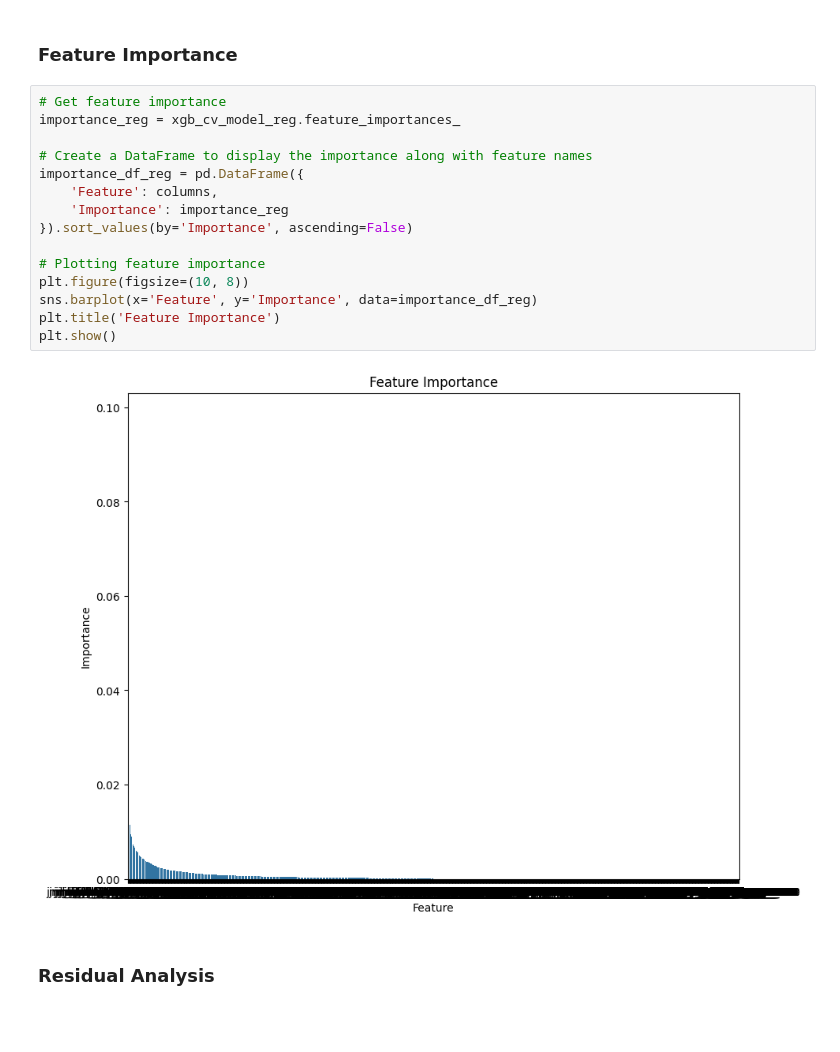
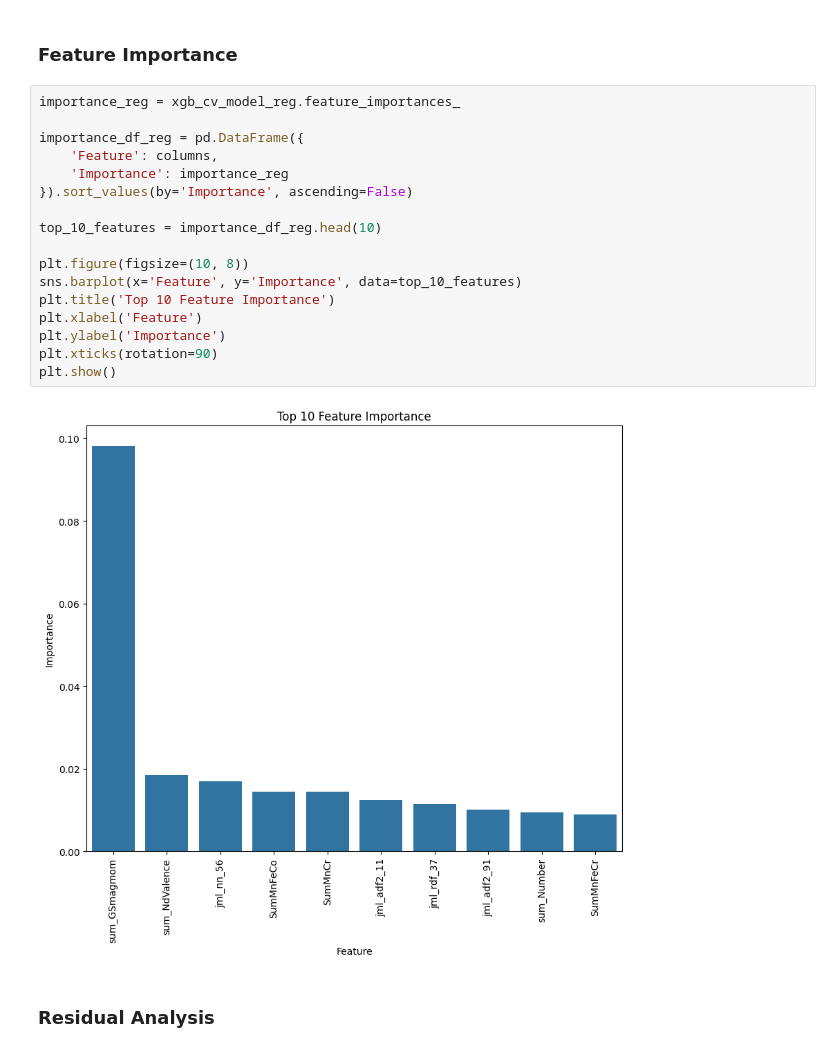
Before and after one commit to andykr1k/ChemML, a Jupyter notebook: Models/XGBoost.ipynb, the cells around one changed output. Drawn from its saved outputs; the diff is of its cells as text; blank space fills up the shorter version.

```diff
--- a/Models/XGBoost.ipynb
+++ b/Models/XGBoost.ipynb
@@ -476,22 +468,24 @@ plt.show()
 # %% [markdown]
 ### Feature Importance
 # %%
-# Get feature importance
 importance_reg = xgb_cv_model_reg.feature_importances_
 
-# Create a DataFrame to display the importance along with feature names
 importance_df_reg = pd.DataFrame({
     'Feature': columns,
     'Importance': importance_reg
 }).sort_values(by='Importance', ascending=False)
 
-# Plotting feature importance
+top_10_features = importance_df_reg.head(10)
+
 plt.figure(figsize=(10, 8))
-sns.barplot(x='Feature', y='Importance', data=importance_df_reg)
-plt.title('Feature Importance')
+sns.barplot(x='Feature', y='Importance', data=top_10_features)
+plt.title('Top 10 Feature Importance')
+plt.xlabel('Feature')
+plt.ylabel('Importance')
+plt.xticks(rotation=90)
 plt.show()
 # %% [output]
-[figure, old version]
+[figure, new version]
 # %% [markdown]
 ### Residual Analysis
 # %%
```
Also changed, not shown: parts of 21 cells of this notebook, 2 other files.
